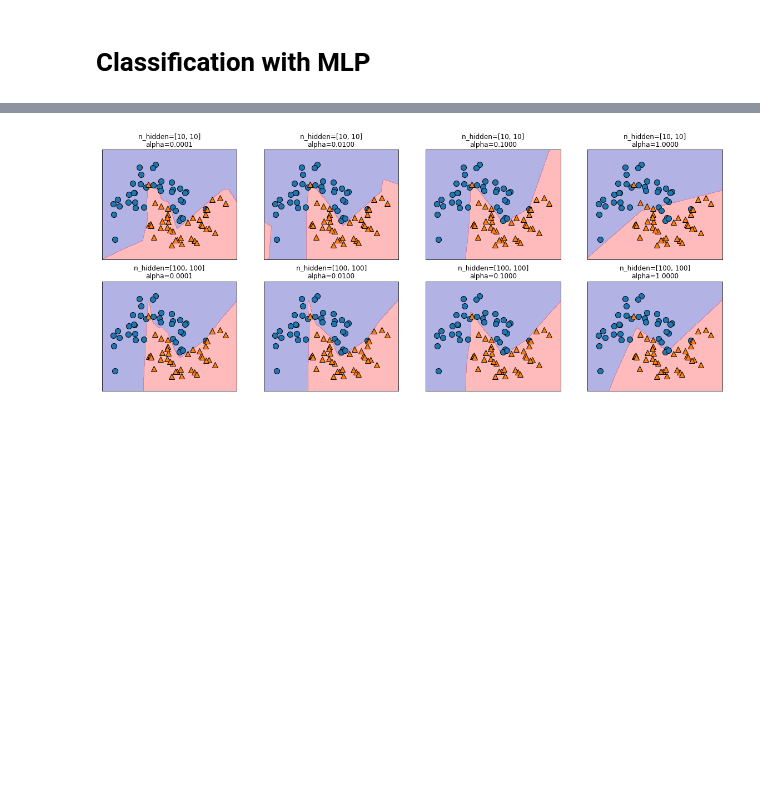
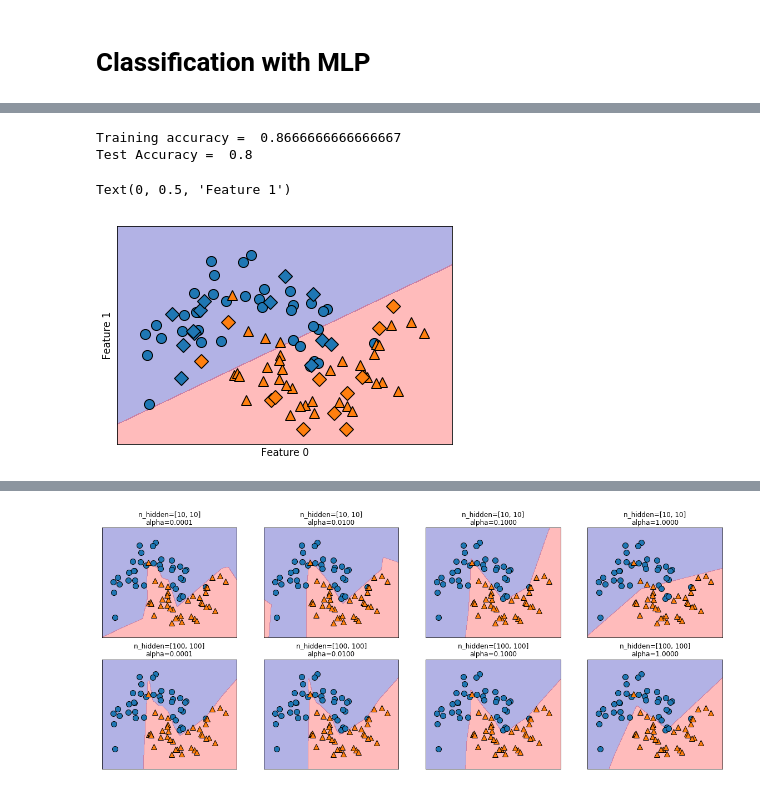
Before and after one commit to callee2006/MachineLearning, a Jupyter notebook: MLP_(scikit_learn)_solution.ipynb, the cells around one changed output, grey strips where cells are left out. Saved outputs shown, nothing was run; the diff lists cells and outputs as text; code cells hidden in the pictures; blank space fills up the shorter version.

```diff
--- a/MLP_(scikit_learn)_solution.ipynb
+++ b/MLP_(scikit_learn)_solution.ipynb
@@ -148,0 +150,24 @@ y_train.shape =  (75,)
+# %%
+# for comparison, try LogisticRegression
+
+from sklearn.linear_model import LogisticRegression
+logi_reg = LogisticRegression().fit(X_train,y_train)
+
+# check coefficients and intercept
+#print("logi_reg.coef_: ", logi_reg.coef_)               # W
+#print("logi_reg.intercept_:", logi_reg.intercept_)      # b
+
+print("Training accuracy = ", logi_reg.score(X_train, y_train))
+print("Test Accuracy = ", logi_reg.score(X_test, y_test))
+
+mglearn.plots.plot_2d_separator(logi_reg, X_train, fill=True, alpha=.3)
+mglearn.discrete_scatter(X_train[:, 0], X_train[:, 1], y_train)
+mglearn.discrete_scatter(X_test[:, 0], X_test[:, 1], y_test, markers='D')
+
+plt.xlabel("Feature 0")
+plt.ylabel("Feature 1")
+# %% [output]
+Training accuracy =  0.8666666666666667
+Test Accuracy =  0.8
+Text(0, 0.5, 'Feature 1')
+[figure, added]
```
Also changed, not shown: parts of 12 cells of this notebook.
